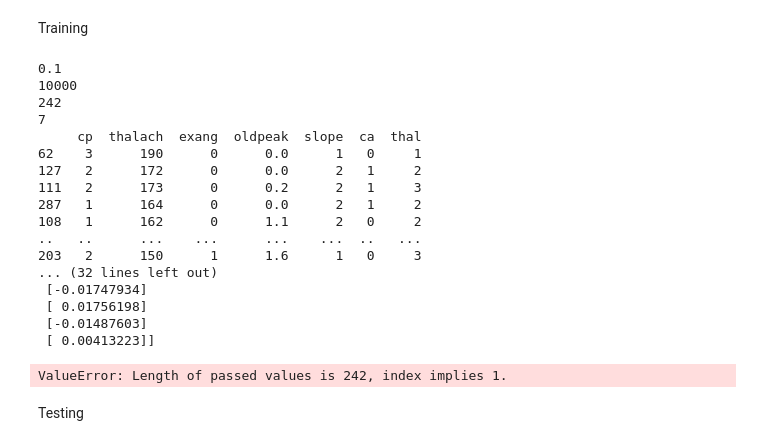
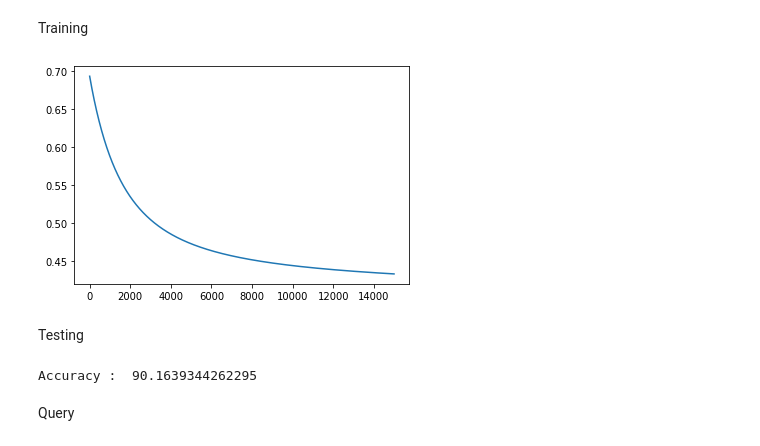
Before and after one commit to CarlosMtz97/Intelligent-Systems-Technologies, a Jupyter notebook: heart_disease.ipynb, the cells around one changed output. Drawn from its saved outputs; the diff is of its cells as text; code cells hidden in the pictures.

Commit message:
add query

```diff
--- a/heart_disease.ipynb
+++ b/heart_disease.ipynb
@@ -88,7 +109,7 @@ Split data, into 80% training and 20% testing
 # %%
 path = 'D:\Repos\Intelligent-Systems-Technologies\heart.csv';
 df = pd.read_csv(path)
-x = df[['sex','cp','fbs','exang','oldpeak','slope','ca','thal']]
+x = df[['sex','cp','exang','oldpeak','slope','ca','thal']]
 y = df.target.values
 
 X_train, X_test, Y_train, Y_test = train_test_split(x, y,test_size=0.20, random_state=5)
@@ -96,31 +117,14 @@ X_train, X_test, Y_train, Y_test = train_test_split(x, y,test_size=0.20, random_
 Training
 # %%
 lr=0.001
-epochs = 3000
+epochs = 15000
 model = Logistic_Regression( X_train, lr,epochs)
 cost = model.train(X_train,Y_train)
 
 plt.plot(np.arange(epochs + 1), cost)
 plt.show()
 # %% [output]
-0.1
-10000
-242
-7
-     cp  thalach  exang  oldpeak  slope  ca  thal
-62    3      190      0      0.0      1   0     1
-127   2      172      0      0.0      2   1     2
-111   2      173      0      0.2      2   1     3
-287   1      164      0      0.0      2   1     2
-108   1      162      0      1.1      2   0     2
-..   ..      ...    ...      ...    ...  ..   ...
-203   2      150      1      1.6      1   0     3
-... (32 lines left out)
- [-0.01747934]
- [ 0.01756198]
- [-0.01487603]
- [ 0.00413223]]
-ValueError: Length of passed values is 242, index implies 1.
+[figure, added]
 # %% [markdown]
 Testing
 # %%
@@ -131,3 +135,7 @@ for i in range( np.size( Y_pred ) ) :
     if Y_test[i] == Y_pred[i] :
         accuracy += 1
 print(f'Accuracy :  { accuracy / len(Y_pred) * 100} ')
+# %% [output]
+Accuracy :  90.1639344262295
+# %% [markdown]
+Query
```
Also changed, not shown: parts of 6 cells of this notebook, 1 other file.
